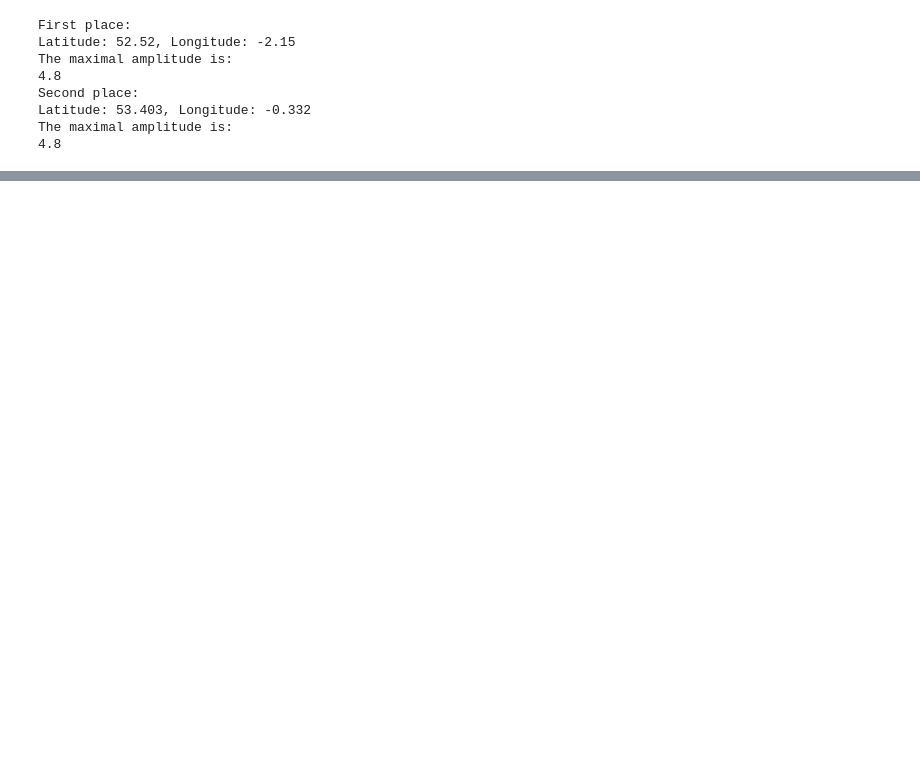
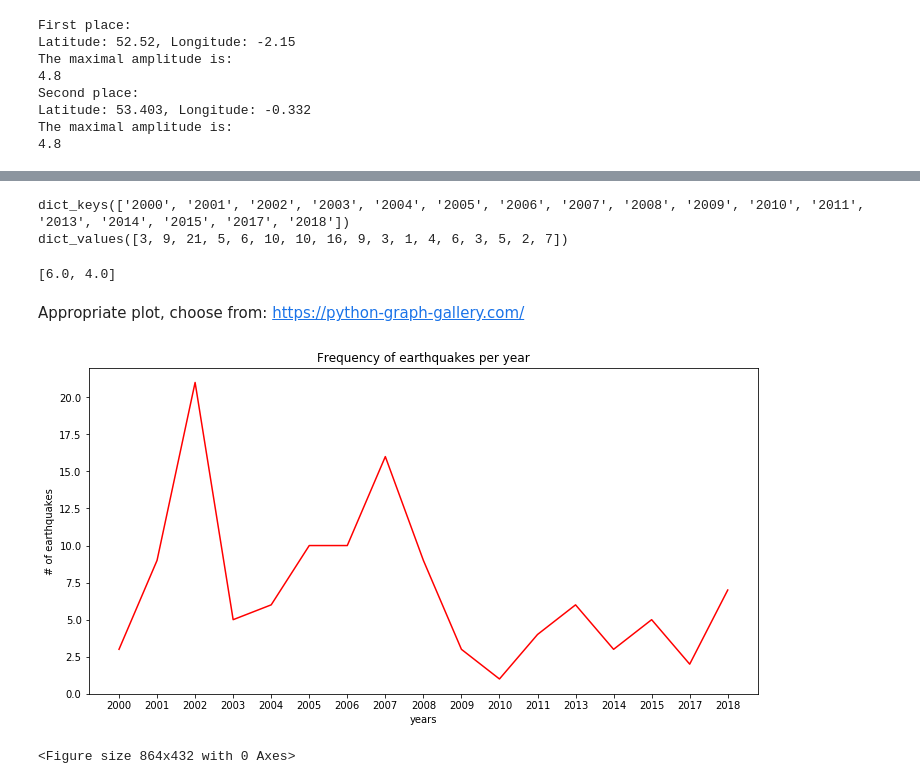
Before and after one commit to zcqsakl/rsd-classwork-2019, a Jupyter notebook: earthquake.ipynb, the cells around one changed output, grey strips where cells are left out. Cells and saved outputs as stored; diff of their text form; code cells hidden in the pictures; blank space fills up the shorter version.

```diff
--- a/earthquake.ipynb
+++ b/earthquake.ipynb
@@ -212,0 +236,15 @@ IPython.core.display.Image(map_png2.content)
+# %%
+# Extracting the time from the data
+# Reported in milliseconds since the epoch ( 1970-01-01T00:00:00.000Z)
+# Does not include leap seconds
+
+# TIME FOR X
+from datetime import datetime
+
+#timeform = "%Y-%m-%d %H:%M:%S" #format of the time
+timeform = "%Y" #format of the time
+# TIME FOR X
+#for element in data:
+# miliseconds = x["properties"]["time"]
+# t = datetime.fromtimestamp(miliseconds/1000) # stamps provided in miliseconds since epoch
+# print(t.strftime(timeform))
@@ -212,0 +278,39 @@ IPython.core.display.Image(map_png2.content)
+# %%
+from collections import Counter
+counted = Counter(formatedd)
+print(counted.keys())
+print(counted.values())
+
+# converting keys and values to a list
+years = list(counted.keys())
+occurance = list(counted.values())
+# %% [output]
+dict_keys(['2000', '2001', '2002', '2003', '2004', '2005', '2006', '2007', '2008', '2009', '2010', '2011', '2013', '2014', '2015', '2017', '2018'])
+dict_values([3, 9, 21, 5, 6, 10, 10, 16, 9, 3, 1, 4, 6, 3, 5, 2, 7])
+# %%
+# PLOTTING A GRAPH
+from matplotlib import pyplot as plt
+%matplotlib inline
+
+# changing size of the figure
+fig_size = plt.rcParams["figure.figsize"]
+print(fig_size)
+
+fig_size[0] = 12 # width
+fig_size[1] = 6 # height
+plt.rcParams["figure.figsize"] = fig_size
+# %% [output]
+[6.0, 4.0]
+# %% [markdown]
+Appropriate plot, choose from: https://python-graph-gallery.com/
+# %%
+# the frequency (number) of earthquakes per year
+plt.plot(years, occurance, "r")
+plt.xlabel("years")
+plt.ylabel("# of earthquakes")
+plt.title("Frequency of earthquakes per year")
+plt.show()
+plt.savefig('noquakesperyear.png')
+# %% [output]
+[figure, added]
+<Figure size 864x432 with 0 Axes>
```
Also changed, not shown: parts of 23 cells of this notebook, 2 other files.
